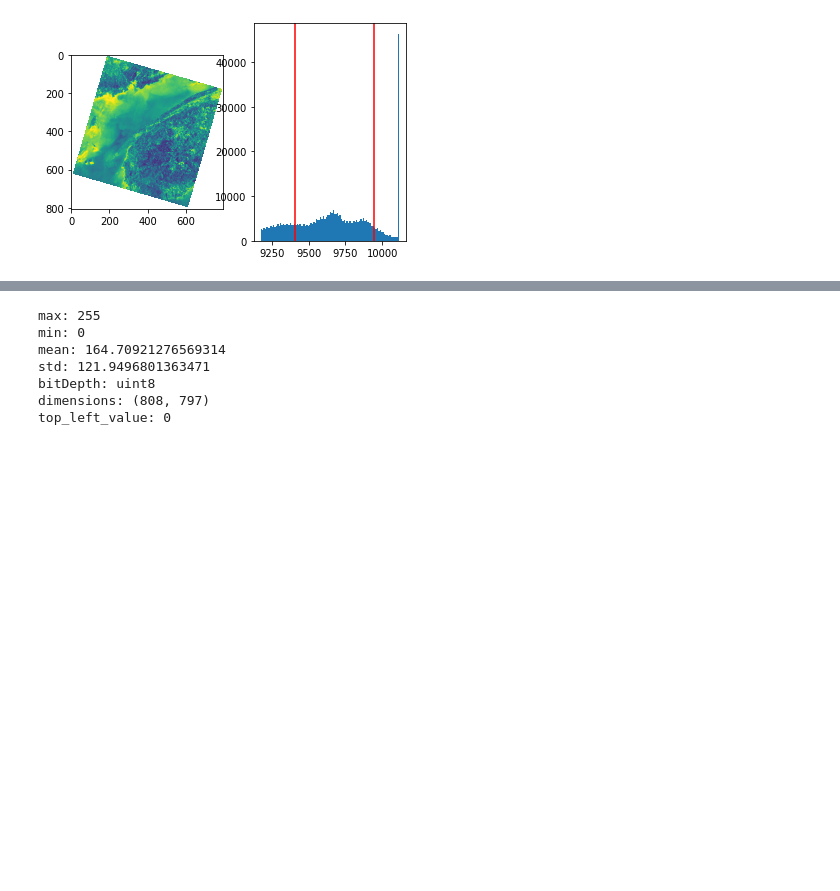
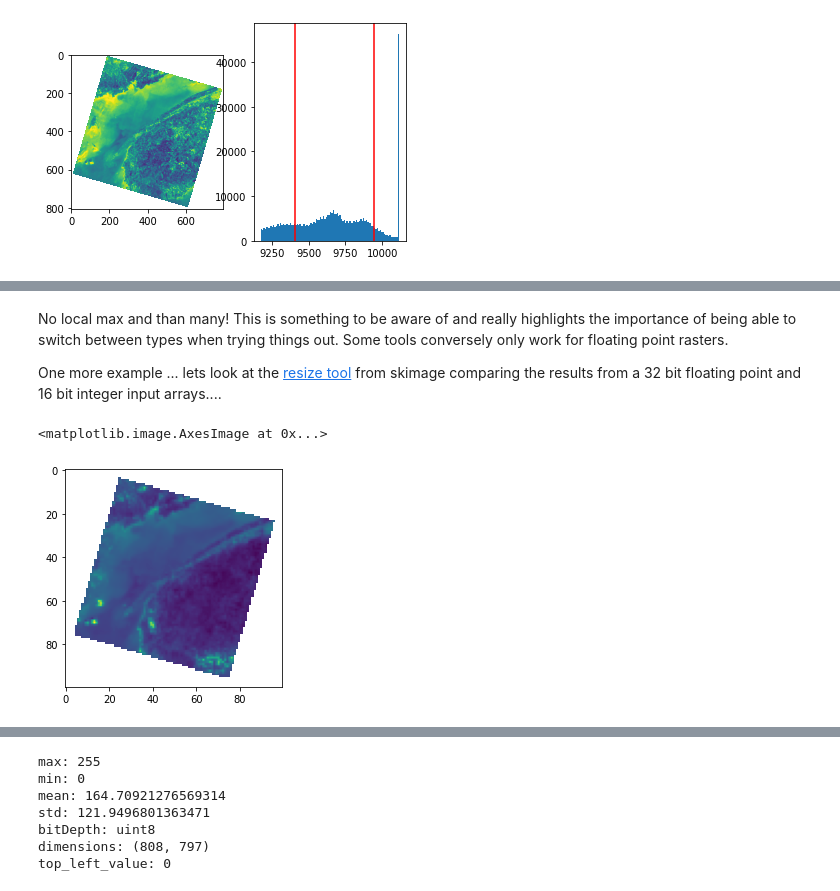
Before and after one commit to NSCC-COGS/GDAA2030, a Jupyter notebook: tutorial4/kevinkmcguigan/GDAA2030_T4_kevinmc.ipynb, the cells around one changed output, grey strips where cells are left out. Cells and saved outputs as stored; diff of their text form; code cells hidden in the pictures; blank space fills up the shorter version.

```diff
--- a/tutorial4/kevinkmcguigan/GDAA2030_T4_kevinmc.ipynb
+++ b/tutorial4/kevinkmcguigan/GDAA2030_T4_kevinmc.ipynb
@@ -297,0 +410,11 @@ plt.scatter(localMaxPts[:, 1], localMaxPts[:, 0])
+# %% [markdown]
+No local max and than many! This is something to be aware of and really highlights the importance of being able to switch between types when trying things out. Some tools conversely only work for floating point rasters.
+
+One more example ... lets look at the [resize tool](https://scikit-image.org/docs/dev/api/skimage.transform.html#skimage.transform.resize) from skimage comparing the results from a 32 bit floating point and 16 bit integer input arrays....
+# %%
+import skimage
+image32Resamp = skimage.transform.resize(image32, output_shape = [100,100]) # our image as 32 bit
+plt.imshow(image32Resamp)
+# %% [output]
+<matplotlib.image.AxesImage at 0x...>
+[figure, added]
```
Also changed, not shown: parts of 84 cells of this notebook, 1 other file.
